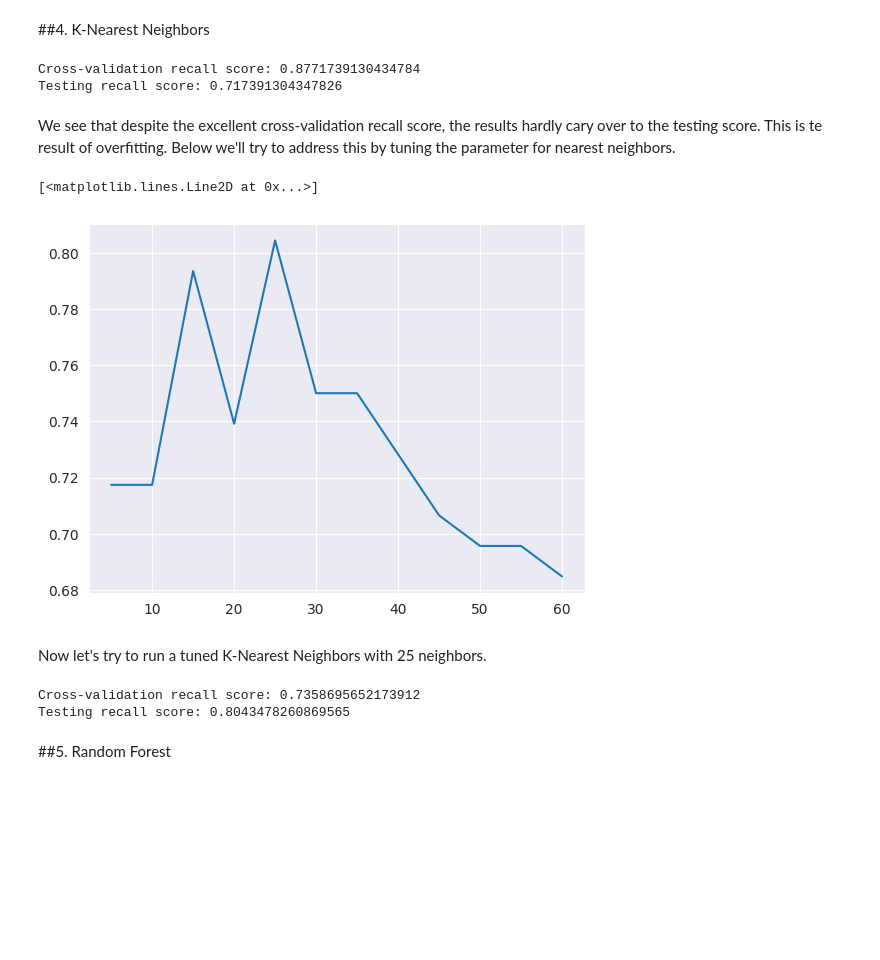
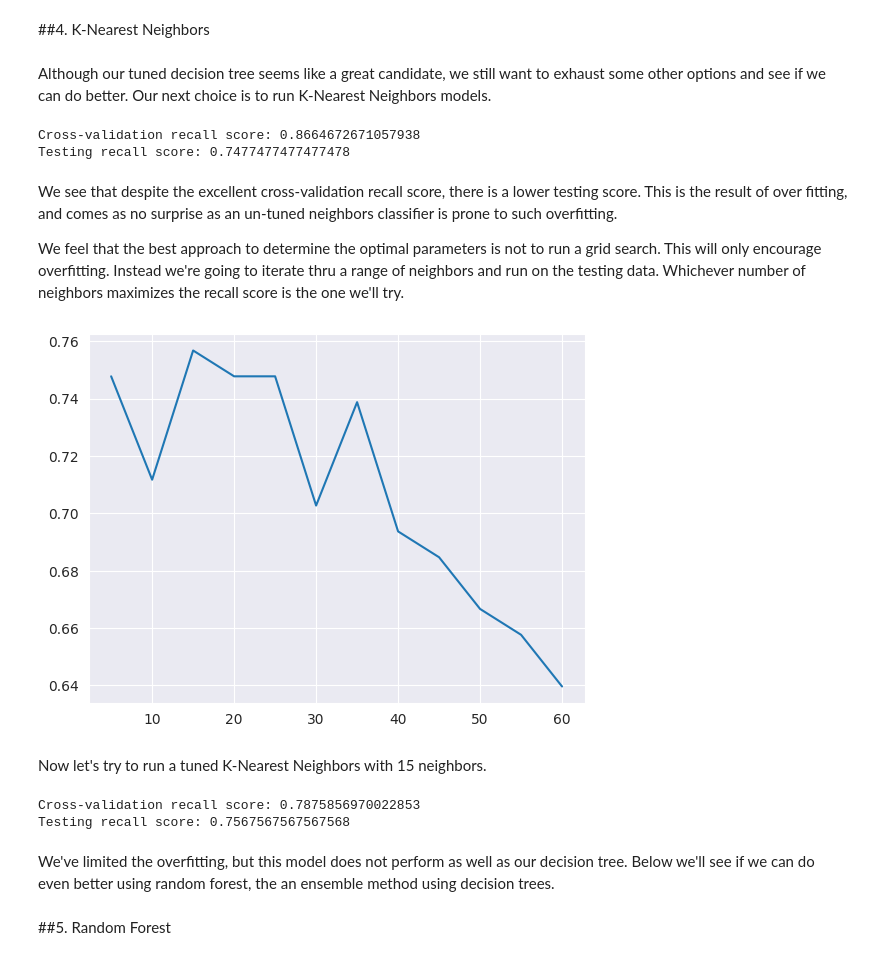
Before and after one commit to bmjaron/phase_3_project, a Jupyter notebook: Untitled1.ipynb, the cells around one changed output. Cells and saved outputs as stored; diff of their text form; code cells hidden in the pictures; blank space fills up the shorter version.

```diff
--- a/Untitled1.ipynb
+++ b/Untitled1.ipynb
@@ -413,0 +411,12 @@ In order to address this, we're going to use SMOTE to create synthetic data for
+# %%
+#Import SMOTE
+from imblearn.over_sampling import SMOTE
+
+#Instantiate SMOTE and sample to make sure we get 2.5x the amount of actual churn samples
+smote = SMOTE(sampling_strategy=(y_train.value_counts()[True]*2.5)/y_train.value_counts()[False],
+              random_state=0)
+
+#Fit SMOTE on scaled data
+X_smote, y_smote = smote.fit_resample(X_train_scaled, y_train)
+
+y_smote.value_counts()
@@ -414,10 +427,17 @@ In order to address this, we're going to use SMOTE to create synthetic data for
 # %%
+#Instantiate new logistic regression model
 logreg_resampled = LogisticRegression(random_state=0, solver='liblinear')
-logreg_resampled.fit(X_baseline, y_baseline)
 
-cv_score_2 = cross_val_score(logreg_resampled, X_baseline, y_baseline, scoring='recall').mean()
+#Fit new model on over-sampled data
+logreg_resampled.fit(X_smote, y_smote)
+
+#Calculate training score
+cv_score_2 = cross_val_score(logreg_resampled, X_smote, y_smote, scoring='recall').mean()
+
+#Calculate testing score
 testing_score_2 = recall_score(y_test, logreg_resampled.predict(X_test_scaled))
 
+#Print scores
 print(f'Cross-validation recall score: {cv_score_2}')
 print(f'Testing recall score: {testing_score_2}')
 # %% [output]
@@ -499,52 +528,67 @@ We were able to budge up the cross-validation score a bit. This definitely looks
 # %% [markdown]
 ##4. K-Nearest Neighbors
+# %% [markdown]
+Although our tuned decision tree seems like a great candidate, we still want to exhaust some other options and see if we can do better. Our next choice is to run K-Nearest Neighbors models.
 # %%
 from sklearn.neighbors import KNeighborsClassifier
 
 #Instantiate the classifier
 neigh = KNeighborsClassifier()
-neigh.fit(X_baseline, y_baseline)
 
-#Check recall score with cross validation and also do testing set
-cv_score_5 = cross_val_score(neigh, X_baseline, y_baseline, scoring='recall').mean()
+#Fit on our scaled, resampled data
+neigh.fit(X_smote, y_smote)
+
+#Calculate training score
+cv_score_5 = cross_val_score(neigh, X_smote, y_smote, scoring='recall').mean()
+
+#Calculate testing score
 testing_score_5 = recall_score(y_test, neigh.predict(X_test_scaled))
 
 print(f'Cross-validation recall score: {cv_score_5}')
 print(f'Testing recall score: {testing_score_5}')
 # %% [output]
-Cross-validation recall score: 0.8771739130434784
-Testing recall score: 0.717391304347826
+Cross-validation recall score: 0.8664672671057938
+Testing recall score: 0.7477477477477478
-# %% [markdown]
-We see that despite the excellent cross-validation recall score, the results hardly cary over to the testing score. This is te result of overfitting. Below we'll try to address this by tuning the parameter for nearest neighbors.
+# %% [markdown]
+We see that despite the excellent cross-validation recall score, there is a lower testing score. This is the result of over fitting, and comes as no surprise as an un-tuned neighbors classifier is prone to such overfitting.
+
+We feel that the best approach to determine the optimal parameters is not to run a grid search. This will only encourage overfitting. Instead we're going to iterate thru a range of neighbors and run on the testing data. Whichever number of neighbors maximizes the recall score is the one we'll try.
 # %%
 recall_scores = []
 neighbors = []
 
 for n in range(5,65,5):
   neighbors.append(n)
   kn_clf = KNeighborsClassifier(n_neighbors=n)
-  kn_clf.fit(X_baseline, y_baseline)
+  kn_clf.fit(X_smote, y_smote)
   recall_scores.append(recall_score(y_test, kn_clf.predict(X_test_scaled)))
 
-plt.plot(neighbors, recall_scores)
+plt.plot(neighbors, recall_scores);
 # %% [output]
-[<matplotlib.lines.Line2D at 0x...>]
-[figure, old version]
+[figure, new version]
 # %% [markdown]
-Now let's try to run a tuned K-Nearest Neighbors with 25 neighbors.
+Now let's try to run a tuned K-Nearest Neighbors with 15 neighbors.
 # %%
-neigh_2 = KNeighborsClassifier(n_neighbors=25)
-neigh_2.fit(X_baseline, y_baseline)
+#Instantiate classifier
+neigh_2 = KNeighborsClassifier(n_neighbors=15)
 
-#Check recall score with cross validation and also do testing set
-cv_score_6 = cross_val_score(neigh_2, X_baseline, y_baseline, scoring='recall').mean()
+#Fit on scaled, resampled data
+neigh_2.fit(X_smote, y_smote)
+
+#Calculate training recall score
+cv_score_6 = cross_val_score(neigh_2, X_smote, y_smote, scoring='recall').mean()
+
+#Calculate testing recall scores
 testing_score_6 = recall_score(y_test, neigh_2.predict(X_test_scaled))
 
+#Print scores
 print(f'Cross-validation recall score: {cv_score_6}')
 print(f'Testing recall score: {testing_score_6}')
 # %% [output]
-Cross-validation recall score: 0.7358695652173912
-Testing recall score: 0.8043478260869565
+Cross-validation recall score: 0.7875856970022853
+Testing recall score: 0.7567567567567568
+# %% [markdown]
+We've limited the overfitting, but this model does not perform as well as our decision tree. Below we'll see if we can do even better using random forest, the an ensemble method using decision trees.
 # %% [markdown]
 ##5. Random Forest
 # %%
```
Also changed, not shown: parts of 42 cells of this notebook.
